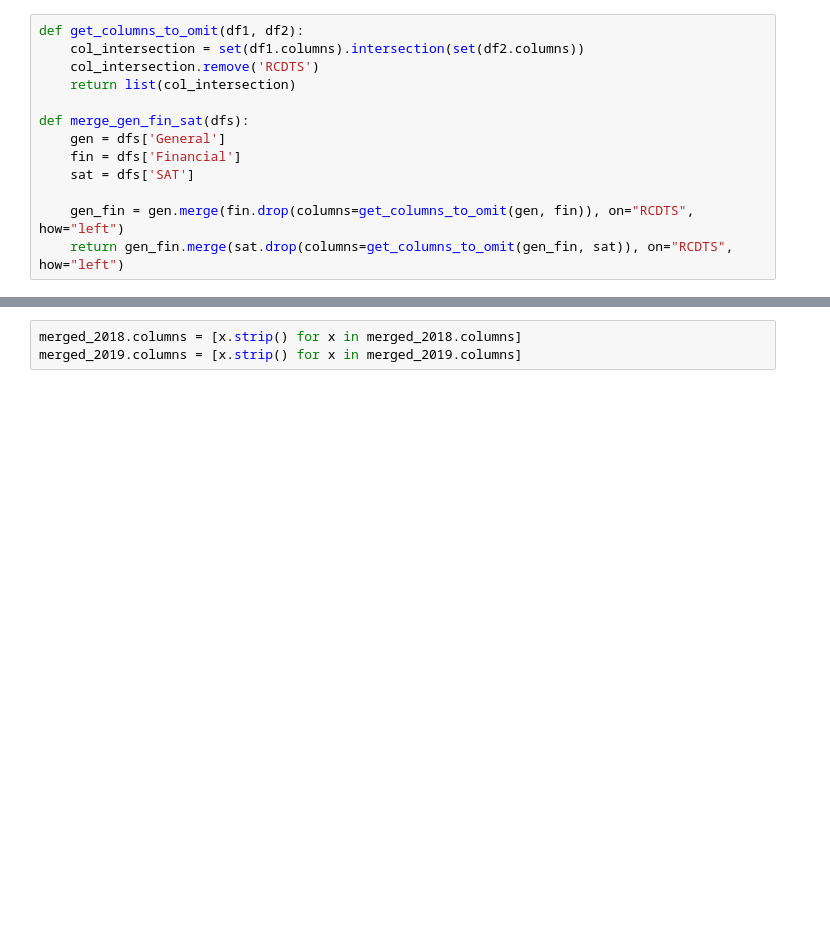
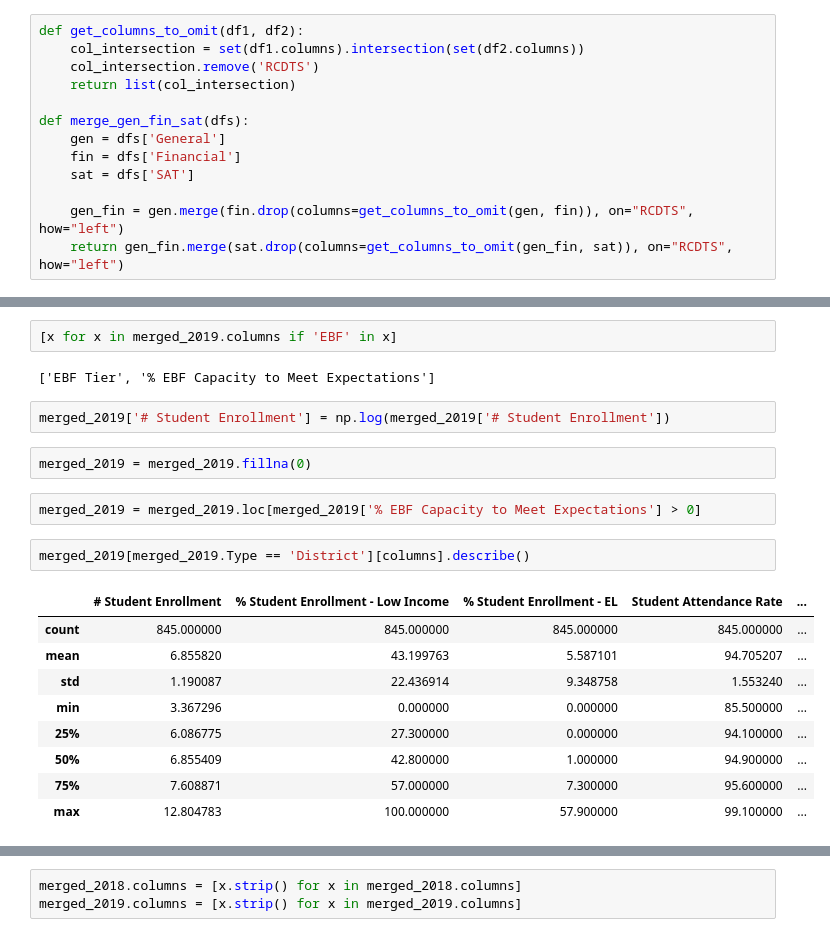
Before and after one commit to willyraedy/Ill_Edu, a Jupyter notebook: notebooks/dataGathering.ipynb, the cells around one changed output, grey strips where cells are left out. Saved outputs shown, nothing was run; the diff lists cells and outputs as text; blank space fills up the shorter version.

```diff
--- a/notebooks/dataGathering.ipynb
+++ b/notebooks/dataGathering.ipynb
@@ -66,0 +85,22 @@ merged_2018 = merge_gen_fin_sat(_2018)
+# %%
+[x for x in merged_2019.columns if 'EBF' in x]
+# %% [output]
+['EBF Tier', '% EBF Capacity to Meet Expectations']
+# %%
+merged_2019['# Student Enrollment'] = np.log(merged_2019['# Student Enrollment'])
+# %%
+merged_2019 = merged_2019.fillna(0)
+# %%
+merged_2019 = merged_2019.loc[merged_2019['% EBF Capacity to Meet Expectations'] > 0]
+# %%
+merged_2019[merged_2019.Type == 'District'][columns].describe()
+# %% [output]
+|  | # Student Enrollment | % Student Enrollment - Low Income | % Student Enrollment - EL | Student Attendance Rate | ... |
+| count | 845.000000 | 845.000000 | 845.000000 | 845.000000 | ... |
+| mean | 6.855820 | 43.199763 | 5.587101 | 94.705207 | ... |
+| std | 1.190087 | 22.436914 | 9.348758 | 1.553240 | ... |
+| min | 3.367296 | 0.000000 | 0.000000 | 85.500000 | ... |
+| 25% | 6.086775 | 27.300000 | 0.000000 | 94.100000 | ... |
+| 50% | 6.855409 | 42.800000 | 1.000000 | 94.900000 | ... |
+| 75% | 7.608871 | 57.000000 | 7.300000 | 95.600000 | ... |
+| max | 12.804783 | 100.000000 | 57.900000 | 99.100000 | ... |
```
Also changed, not shown: parts of 7 cells of this notebook, 6 other files.
